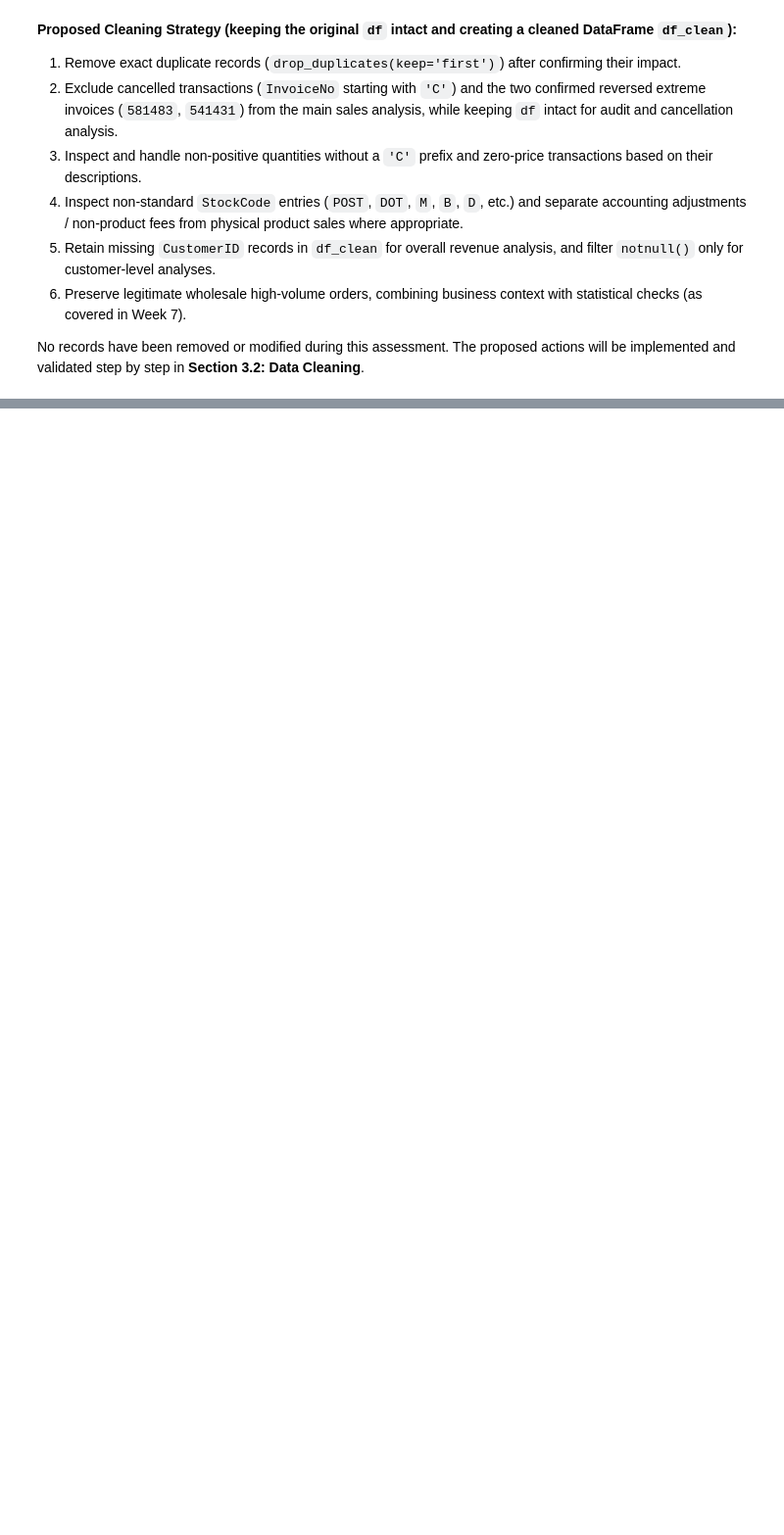
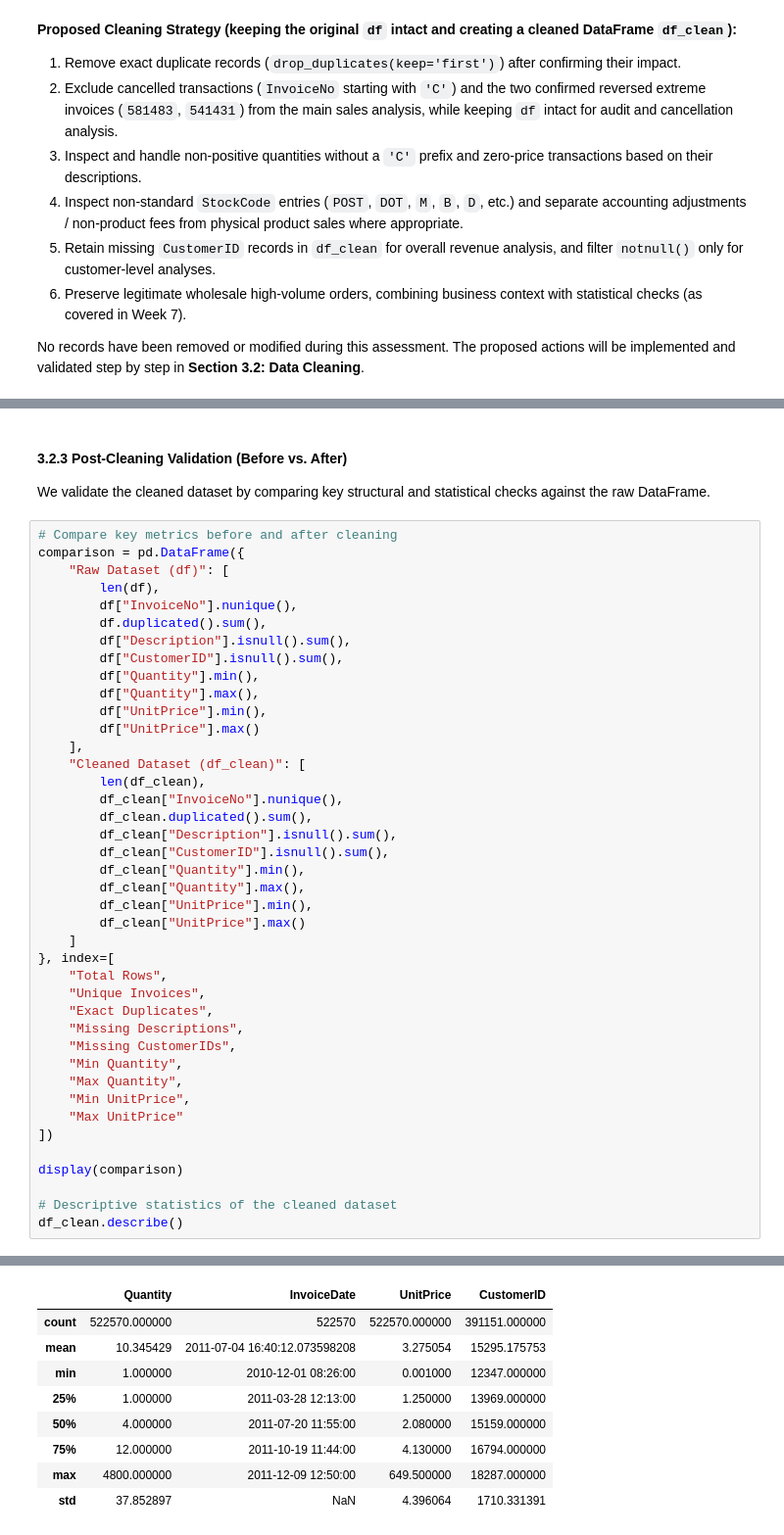
Before and after one commit to CCT-Dublin/CA2_Data_Visualisation_and_Communication_Caio_Jacob_2023168, a Jupyter notebook: CA2_Online_Retail_Analysis.ipynb, the cells around one changed output, grey strips where cells are left out. Shown at 98% size. Cells and saved outputs as stored; diff of their text form; blank space fills up the shorter version.

Commit message:
feat(cleaning): implement justified data cleaning pipeline and validation

```diff
--- a/CA2_Online_Retail_Analysis.ipynb
+++ b/CA2_Online_Retail_Analysis.ipynb
@@ -388,0 +487,45 @@ No records have been removed or modified during this assessment. The proposed ac
+# %% [markdown]
+#### 3.2.3 Post-Cleaning Validation (Before vs. After)
+We validate the cleaned dataset by comparing key structural and statistical checks against the raw DataFrame.
+# %%
+# Compare key metrics before and after cleaning
+comparison = pd.DataFrame({
+    "Raw Dataset (df)": [
+        len(df),
+        df["InvoiceNo"].nunique(),
+        df.duplicated().sum(),
+        df["Description"].isnull().sum(),
+        df["CustomerID"].isnull().sum(),
+        df["Quantity"].min(),
+        df["Quantity"].max(),
+        df["UnitPrice"].min(),
+        df["UnitPrice"].max()
+    ],
+    "Cleaned Dataset (df_clean)": [
+        len(df_clean),
+        df_clean["InvoiceNo"].nunique(),
+        df_clean.duplicated().sum(),
+        df_clean["Description"].isnull().sum(),
+        df_clean["CustomerID"].isnull().sum(),
+        df_clean["Quantity"].min(),
+        df_clean["Quantity"].max(),
+        df_clean["UnitPrice"].min(),
+        df_clean["UnitPrice"].max()
+    ]
+}, index=[
+    "Total Rows",
+    "Unique Invoices",
+    "Exact Duplicates",
+    "Missing Descriptions",
+    "Missing CustomerIDs",
+    "Min Quantity",
+    "Max Quantity",
+    "Min UnitPrice",
+    "Max UnitPrice"
+])
+
+display(comparison)
+
+# Descriptive statistics of the cleaned dataset
+df_clean.describe()
+# %% [output]
@@ -388,0 +542,9 @@ No records have been removed or modified during this assessment. The proposed ac
+|  | Quantity | InvoiceDate | UnitPrice | CustomerID |
+| count | 522570.000000 | 522570 | 522570.000000 | 391151.000000 |
+| mean | 10.345429 | 2011-07-04 16:40:12.073598208 | 3.275054 | 15295.175753 |
+| min | 1.000000 | 2010-12-01 08:26:00 | 0.001000 | 12347.000000 |
+| 25% | 1.000000 | 2011-03-28 12:13:00 | 1.250000 | 13969.000000 |
+| 50% | 4.000000 | 2011-07-20 11:55:00 | 2.080000 | 15159.000000 |
+| 75% | 12.000000 | 2011-10-19 11:44:00 | 4.130000 | 16794.000000 |
+| max | 4800.000000 | 2011-12-09 12:50:00 | 649.500000 | 18287.000000 |
+| std | 37.852897 | NaN | 4.396064 | 1710.331391 |
```
Also changed, not shown: parts of 7 cells of this notebook.
